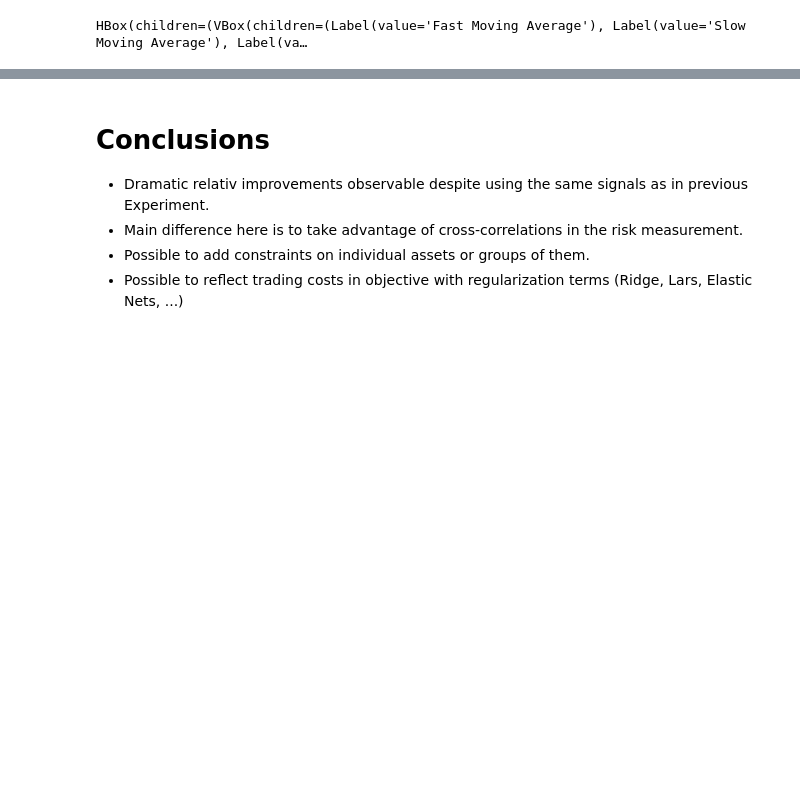
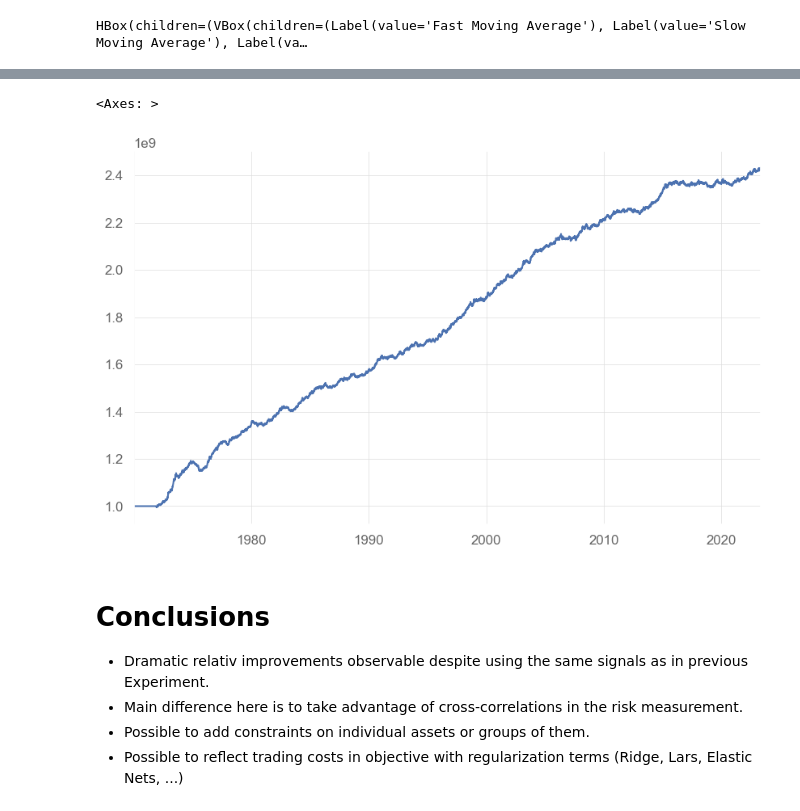
Before and after one commit to tschm/cs, a Jupyter notebook: book/docs/notebooks/Experiment5.ipynb, the cells around one changed output, grey strips where cells are left out. Drawn from its saved outputs; the diff is of its cells as text; code cells hidden in the pictures; blank space fills up the shorter version.

```diff
--- a/book/docs/notebooks/Experiment5.ipynb
+++ b/book/docs/notebooks/Experiment5.ipynb
@@ -22,7 +22,7 @@ from tinycta.signal import *
 #df.to_csv('data/p_hashed.csv')
 # %%
 # Load prices
-prices = pd.read_csv("data/p_hashed.csv", index_col=0, parse_dates=True).ffill().truncate(before="1970-01-01")
+prices = pd.read_csv("data/Prices_hashed.csv", index_col=0, parse_dates=True).ffill()
 # %%
 from ipywidgets import Label, HBox, VBox, IntSlider, FloatSlider
 
@@ -62,6 +62,6 @@ for n,t in enumerate(prices.index):
     risk_position = solve(matrix, mu[n])/inv_a_norm(mu[n], matrix)
     position[n] = risk_position/vo[n]
 
-portfolio = build_portfolio(prices, pd.DataFrame(index=prices.index, columns=prices.keys(), data=position))
+portfolio = build_portfolio(prices, 1e6*pd.DataFrame(index=prices.index, columns=prices.keys(), data=position))
 print(time.time()-T)
 # %% [output]
@@ -117,3 +69,10 @@ findfont: Font family 'Arial' not found.
+# %%
+capital = 1e9
+a = portfolio.nav(aum=capital)
+a.plot()
+# %% [output]
+<Axes: >
+[figure, added]
 # %% [markdown]
 # Conclusions
 * Dramatic relativ improvements observable despite using the same signals as in previous Experiment.
```
Also changed, not shown: parts of 7 cells of this notebook, 14 other files.
